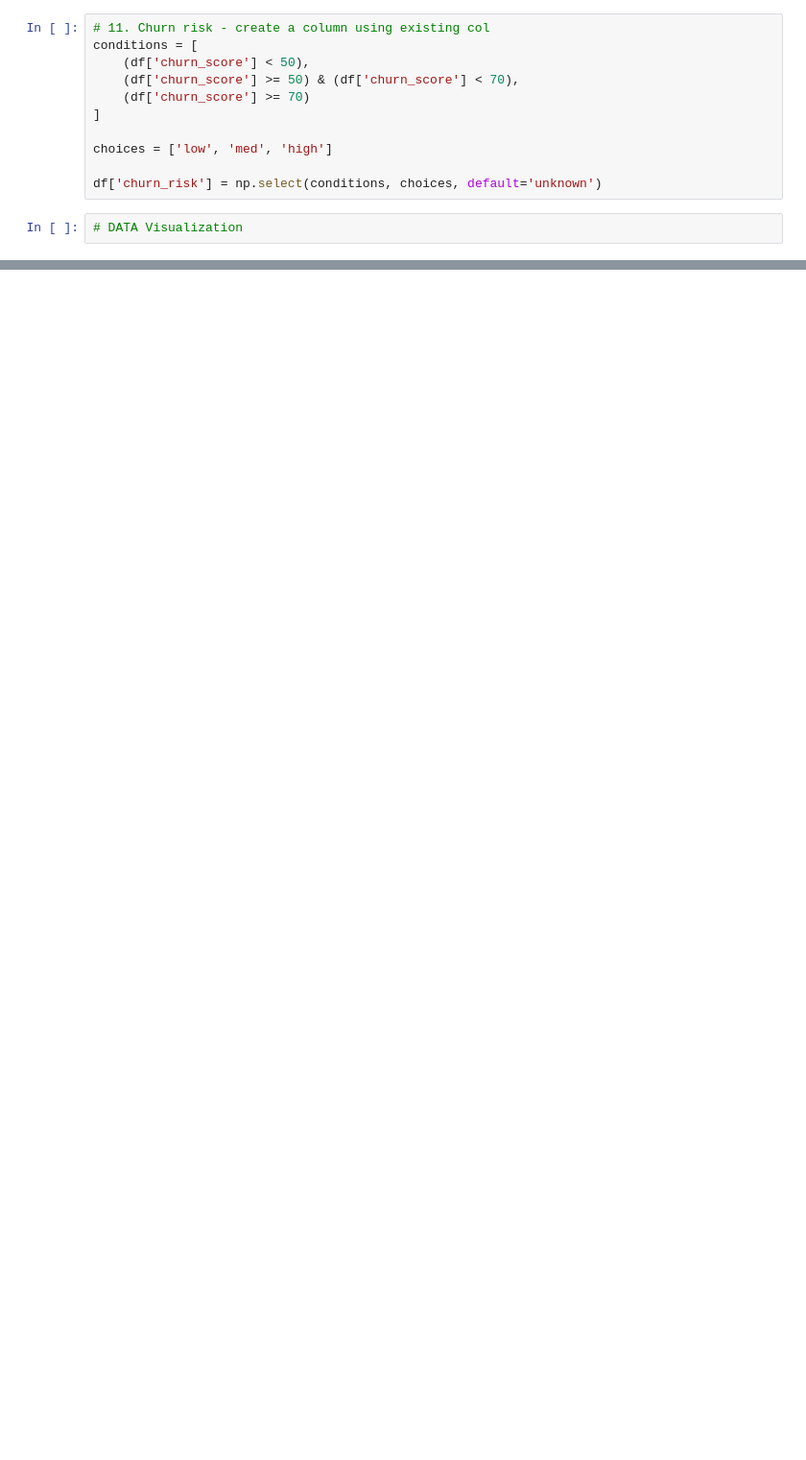
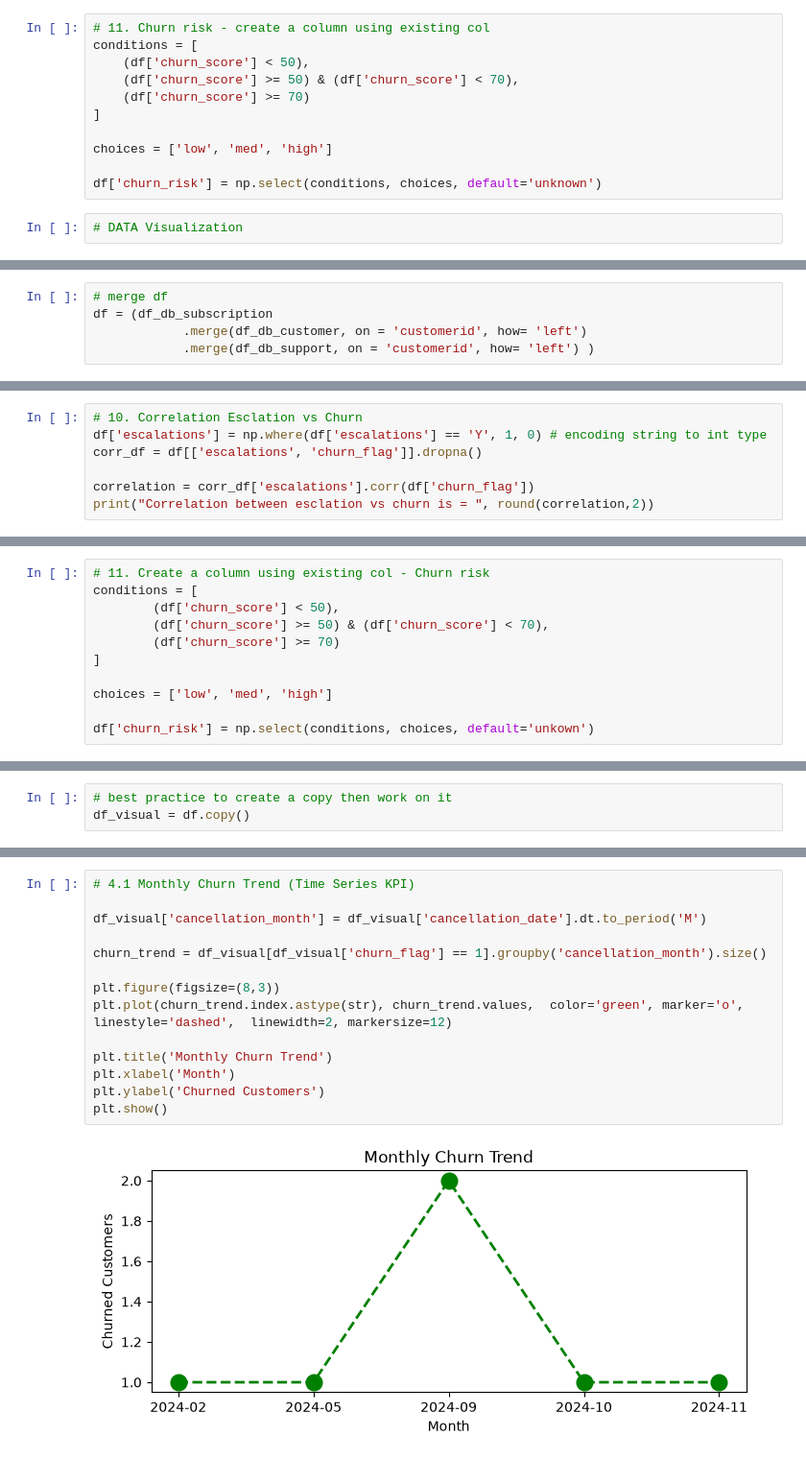
Before and after one commit to majidsamd/Churn_Analysis_project, a Jupyter notebook: SR_CLEAN-checkpoint.ipynb, the cells around one changed output, grey strips where cells are left out. Shown at 96% size. Saved outputs shown, nothing was run; the diff lists cells and outputs as text; blank space fills up the shorter version.

```diff
--- a/SR_CLEAN-checkpoint.ipynb
+++ b/SR_CLEAN-checkpoint.ipynb
@@ -451,0 +1513,5 @@ df.info()
+# %%
+# merge df
+df = (df_db_subscription
+            .merge(df_db_customer, on = 'customerid', how= 'left')
+            .merge(df_db_support, on = 'customerid', how= 'left') )
@@ -451,0 +1720,7 @@ df.info()
+# %%
+# 10. Correlation Esclation vs Churn
+df['escalations'] = np.where(df['escalations'] == 'Y', 1, 0) # encoding string to int type
+corr_df = df[['escalations', 'churn_flag']].dropna()
+
+correlation = corr_df['escalations'].corr(df['churn_flag'])
+print("Correlation between esclation vs churn is = ", round(correlation,2))
@@ -451,0 +1729,11 @@ df.info()
+# %%
+# 11. Create a column using existing col - Churn risk
+conditions = [
+        (df['churn_score'] < 50),
+        (df['churn_score'] >= 50) & (df['churn_score'] < 70),
+        (df['churn_score'] >= 70)
+]
+
+choices = ['low', 'med', 'high']
+
+df['churn_risk'] = np.select(conditions, choices, default='unkown')
@@ -451,0 +1742,3 @@ df.info()
+# %%
+# best practice to create a copy then work on it
+df_visual = df.copy()
@@ -451,0 +1767,16 @@ df.info()
+# %%
+# 4.1 Monthly Churn Trend (Time Series KPI)
+
+df_visual['cancellation_month'] = df_visual['cancellation_date'].dt.to_period('M')
+
+churn_trend = df_visual[df_visual['churn_flag'] == 1].groupby('cancellation_month').size()
+
+plt.figure(figsize=(8,3))
+plt.plot(churn_trend.index.astype(str), churn_trend.values,  color='green', marker='o', linestyle='dashed',  linewidth=2, markersize=12)
+
+plt.title('Monthly Churn Trend')
+plt.xlabel('Month')
+plt.ylabel('Churned Customers')
+plt.show()
+# %% [output]
+[figure, added]
```
Also changed, not shown: parts of 169 cells of this notebook.
